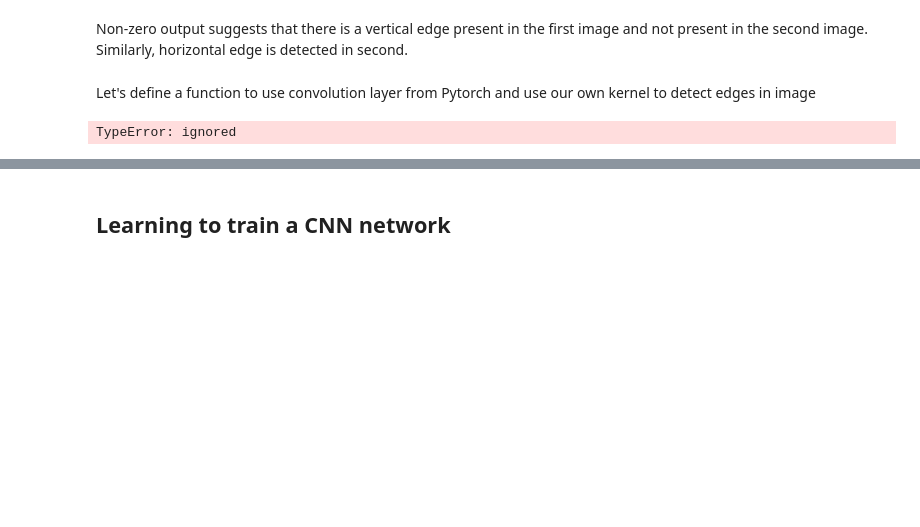
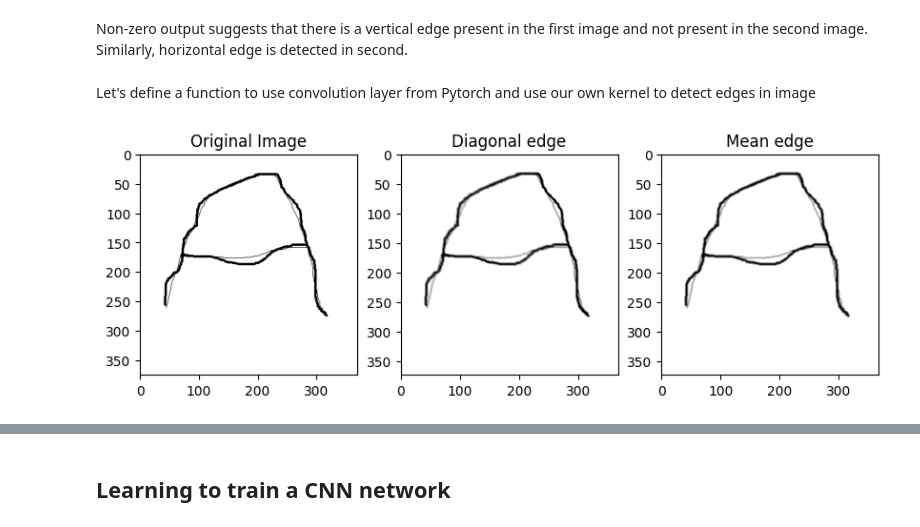
Before and after one commit to kaj5rhino/AIML-Training_Jyothi, a Jupyter notebook: PSU_Day_1_CNN.ipynb, the cells around one changed output, grey strips where cells are left out. Saved outputs shown, nothing was run; the diff lists cells and outputs as text; code cells hidden in the pictures; blank space fills up the shorter version.

```diff
--- a/PSU_Day_1_CNN.ipynb
+++ b/PSU_Day_1_CNN.ipynb
@@ -107,11 +118,15 @@ def apply_conv(image, kernel, padding=0, stride=1):
   return output_img
 # %%
 # Our original lotus image
-image = cv2.imread('/content/grid1_1.jpg', 0)
+image = cv2.imread('test.jpg', 0)
 
 filter = np.array([[-1,-1,-1],
                    [ 0, 0, 0],
                    [ 1, 1, 1]])
+filter = np.array([[1,0,0],
+                   [ 0, 1, 0],
+                   [ 0, 0, 1]])
+
 
 out1 = apply_conv(image, filter, padding=0, stride=1)
 
@@ -119,21 +134,25 @@ filter = np.array([[1,0,-1],
                    [1,0,-1],
                    [1,0,-1]])
 
+filter = np.array([[1/9,1/9,1/9],
+                   [1/9,1/9,1/9],
+                   [1/9,1/9,1/9]])
+
 out2 = apply_conv(image, filter, padding=0, stride=1)
-# %% [output]
-TypeError: ignored
 # %%
 fig = plt.figure(figsize=(10,6))
 ax = fig.add_subplot(1,3,1)
 ax.imshow(image, cmap='gray')
 ax.set_title('Original Image')
 ax = fig.add_subplot(1,3,2)
-ax.set_title('Horizontal edge')
+ax.set_title('Diagonal edge')
 ax.imshow(out1, cmap='gray')
 ax = fig.add_subplot(1,3,3)
 ax.imshow(out2, cmap='gray')
-ax.set_title('Vertical edge')
+ax.set_title('Mean edge')
 plt.show()
+# %% [output]
+[figure, added]
 # %% [markdown]
 ## Pooling Layers
 
```
Also changed, not shown: parts of 14 cells of this notebook.
